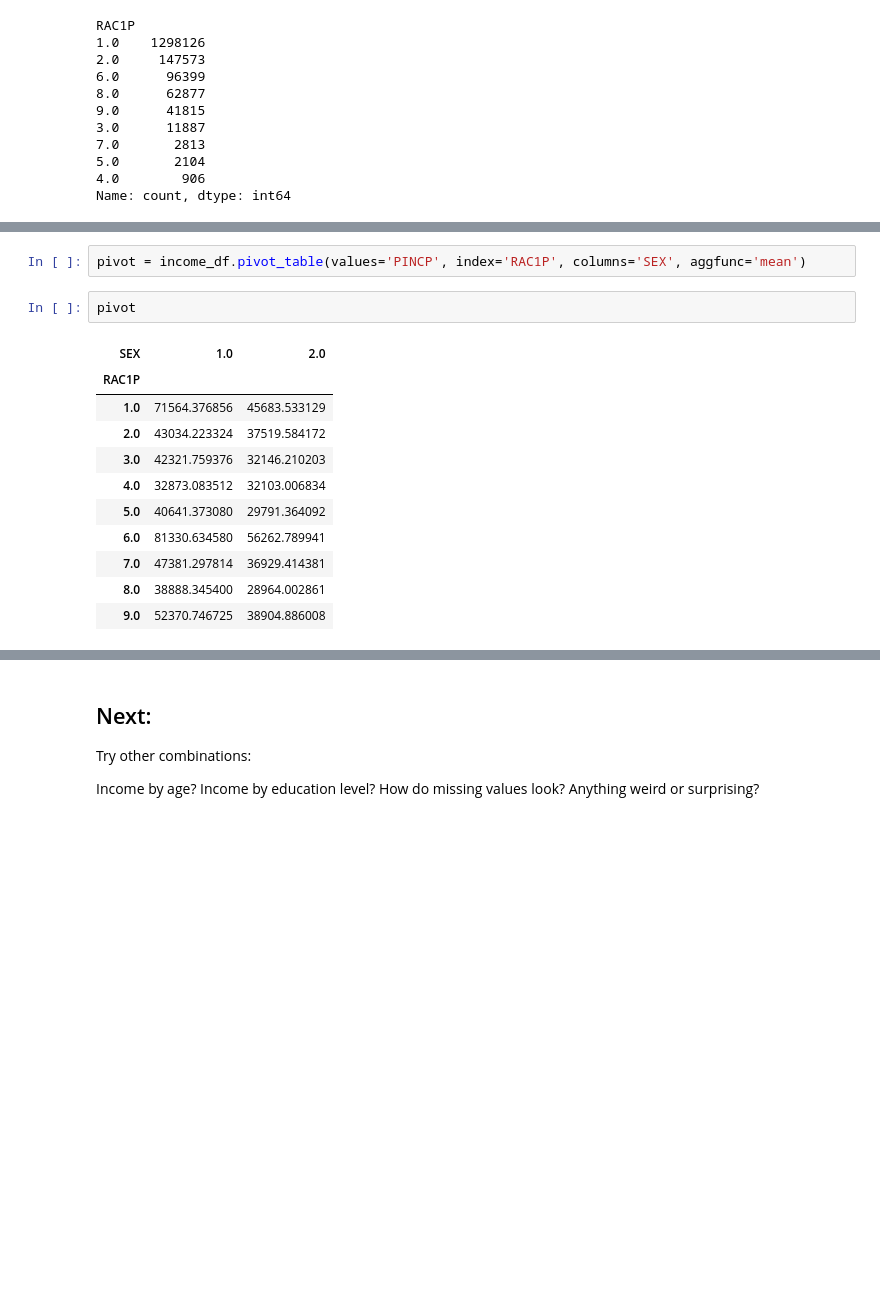
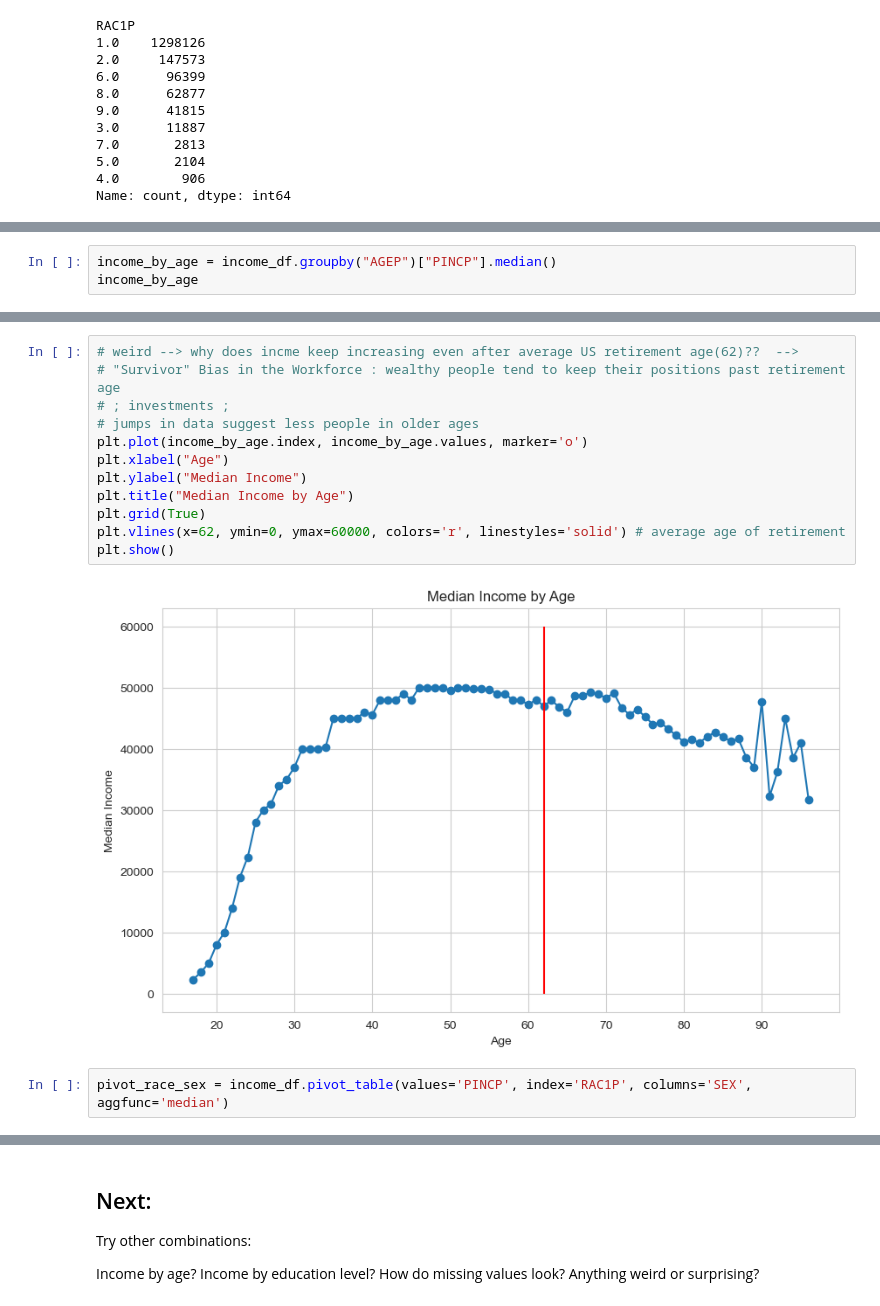
Before and after one commit to harshatha-prasanna/gender_data_bias, a Jupyter notebook: data_exploration.ipynb, the cells around one changed output, grey strips where cells are left out. Saved outputs shown, nothing was run; the diff lists cells and outputs as text; blank space fills up the shorter version.

Commit message:
finished data exploration

```diff
--- a/data_exploration.ipynb
+++ b/data_exploration.ipynb
@@ -178 +178,4 @@ SEX  RAC1P
 Name: PINCP, dtype: float64
+# %%
+income_by_age = income_df.groupby("AGEP")["PINCP"].median()
+income_by_age
@@ -179,16 +196,16 @@ Name: PINCP, dtype: float64
+# %%
+# weird --> why does incme keep increasing even after average US retirement age(62)??  -->
+# "Survivor" Bias in the Workforce : wealthy people tend to keep their positions past retirement age
+# ; investments ;
+# jumps in data suggest less people in older ages
+plt.plot(income_by_age.index, income_by_age.values, marker='o')
+plt.xlabel("Age")
+plt.ylabel("Median Income")
+plt.title("Median Income by Age")
+plt.grid(True)
+plt.vlines(x=62, ymin=0, ymax=60000, colors='r', linestyles='solid') # average age of retirement
+plt.show()
+# %% [output]
+[figure, added]
 # %%
-pivot = income_df.pivot_table(values='PINCP', index='RAC1P', columns='SEX', aggfunc='mean')
+pivot_race_sex = income_df.pivot_table(values='PINCP', index='RAC1P', columns='SEX', aggfunc='median')
-# %%
-pivot
-# %% [output]
-| SEX | 1.0 | 2.0 |
-| RAC1P |  |  |
-| 1.0 | 71564.376856 | 45683.533129 |
-| 2.0 | 43034.223324 | 37519.584172 |
-| 3.0 | 42321.759376 | 32146.210203 |
-| 4.0 | 32873.083512 | 32103.006834 |
-| 5.0 | 40641.373080 | 29791.364092 |
-| 6.0 | 81330.634580 | 56262.789941 |
-| 7.0 | 47381.297814 | 36929.414381 |
-| 8.0 | 38888.345400 | 28964.002861 |
-| 9.0 | 52370.746725 | 38904.886008 |
```
Also changed, not shown: parts of 17 cells of this notebook, 1 other file.
